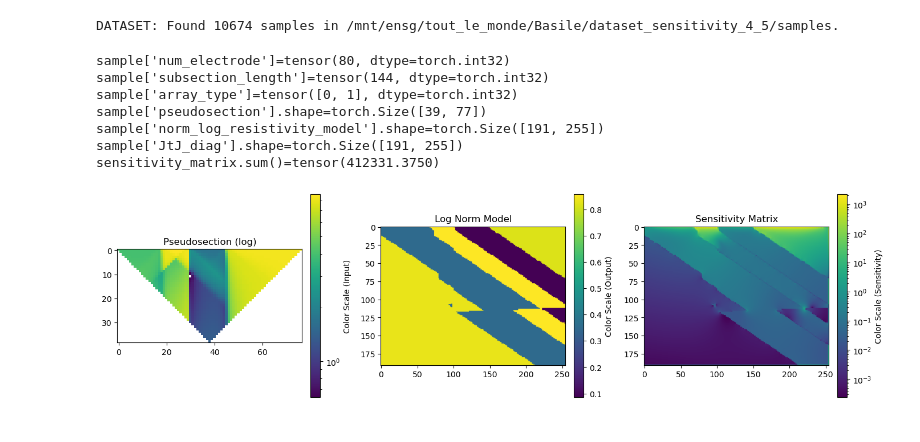
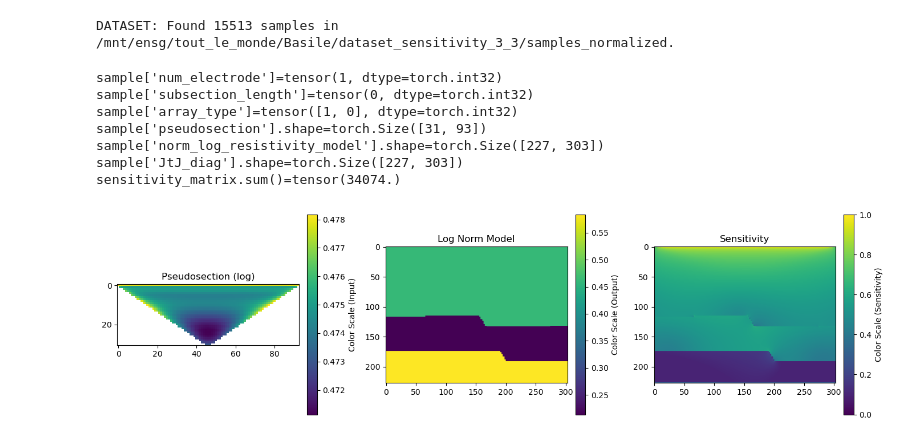
Before and after one commit to Jojobarbarr/invERT, a Jupyter notebook: invERT/viz_dataset.ipynb, the cells around one changed output. Saved outputs shown, nothing was run; the diff lists cells and outputs as text; code cells hidden in the pictures.

```diff
--- a/invERT/viz_dataset.ipynb
+++ b/invERT/viz_dataset.ipynb
@@ -7,11 +6,11 @@ import numpy as np
 import torch
 # %%
-data_path = Path("/mnt/ensg/tout_le_monde/Basile/dataset_sensitivity_4_5/samples")
+data_path = Path("/mnt/ensg/tout_le_monde/Basile/dataset_sensitivity_3_3/samples_normalized")
 dataset = InvERTDataset(data_path)
 # %% [output]
-DATASET: Found 10674 samples in /mnt/ensg/tout_le_monde/Basile/dataset_sensitivity_4_5/samples.
+DATASET: Found 15513 samples in /mnt/ensg/tout_le_monde/Basile/dataset_sensitivity_3_3/samples_normalized.
 # %%
-idx = 159
+idx = 10002
 sample = dataset[idx]
 print(f"{sample['num_electrode']=}")
 print(f"{sample['subsection_length']=}")
@@ -20,55 +19,56 @@ print(f"{sample['pseudosection'].shape=}")
 print(f"{sample['norm_log_resistivity_model'].shape=}")
 print(f"{sample['JtJ_diag'].shape=}")
 
-pseudosection = torch.log1p(sample['pseudosection'])
+pseudosection = sample['pseudosection']
 non_zero_apparent_resistivities = pseudosection[pseudosection != 0]
 vmin = non_zero_apparent_resistivities.min().item()
 
 norm_log_resistivity_model = sample['norm_log_resistivity_model']
 
 sensitivity_matrix = sample['JtJ_diag']
-sensitivity_matrix = torch.sqrt(sensitivity_matrix)
 print(f"{sensitivity_matrix.sum()=}")
+sensitivity_matrix /= sensitivity_matrix.max()
 
 norm_log_resistivity_model = sample['norm_log_resistivity_model']
 
 fig, ax = plt.subplots(1, 3, figsize=(14, 8))
 
 cmap = plt.get_cmap('viridis')  # You can change this to any colormap you prefer.
 cmap.set_under('white')
 
 vmin = torch.min(pseudosection[pseudosection != 0]).item()
 vmax = torch.max(pseudosection).item()
-norm = LogNorm(vmin=vmin, vmax=vmax)
+norm = Normalize(vmin=vmin, vmax=vmax)
 im1 = ax[0].imshow(pseudosection, cmap=cmap, norm=norm)
 ax[0].set_title("Pseudosection (log)")
 cbar1 = fig.colorbar(im1, ax=ax[0], orientation='vertical', fraction=0.05, pad=0.04)
 cbar1.set_label("Color Scale (Input)")
 
 vmin = torch.min(norm_log_resistivity_model).item()
 vmax = torch.max(norm_log_resistivity_model).item()
 norm = Normalize(vmin=vmin, vmax=vmax)
 im2 = ax[1].imshow(norm_log_resistivity_model, norm=norm)
 ax[1].set_title("Log Norm Model")
 cbar2 = fig.colorbar(im2, ax=ax[1], orientation='vertical', fraction=0.05, pad=0.04)
 cbar2.set_label("Color Scale (Output)")
 
-vmin = torch.min(sensitivity_matrix).item()
+vmin = 0
 vmax = torch.max(sensitivity_matrix).item()
-norm = LogNorm(vmin=vmin, vmax=vmax)
+# norm = LogNorm(vmin=1e-4, vmax=vmax)
+norm = Normalize(vmin=vmin, vmax=vmax)
 im3 = ax[2].imshow(sensitivity_matrix, norm=norm)
-ax[2].set_title("Sensitivity Matrix")
+ax[2].set_title("Sensitivity")
 cbar3 = fig.colorbar(im3, ax=ax[2], orientation='vertical', fraction=0.05, pad=0.04)
 cbar3.set_label("Color Scale (Sensitivity)")
 
 plt.tight_layout()
 plt.show()
 # %% [output]
-sample['num_electrode']=tensor(80, dtype=torch.int32)
-sample['subsection_length']=tensor(144, dtype=torch.int32)
-sample['array_type']=tensor([0, 1], dtype=torch.int32)
-sample['pseudosection'].shape=torch.Size([39, 77])
-sample['norm_log_resistivity_model'].shape=torch.Size([191, 255])
-sample['JtJ_diag'].shape=torch.Size([191, 255])
-sensitivity_matrix.sum()=tensor(412331.3750)
+sample['num_electrode']=tensor(1, dtype=torch.int32)
+sample['subsection_length']=tensor(0, dtype=torch.int32)
+sample['array_type']=tensor([1, 0], dtype=torch.int32)
+sample['pseudosection'].shape=torch.Size([31, 93])
+sample['norm_log_resistivity_model'].shape=torch.Size([227, 303])
+sample['JtJ_diag'].shape=torch.Size([227, 303])
+sensitivity_matrix.sum()=tensor(34074.)
-[figure, old version]
+[figure, new version]
```
Also changed, not shown: parts of 1 cell of this notebook, 20 other files.
